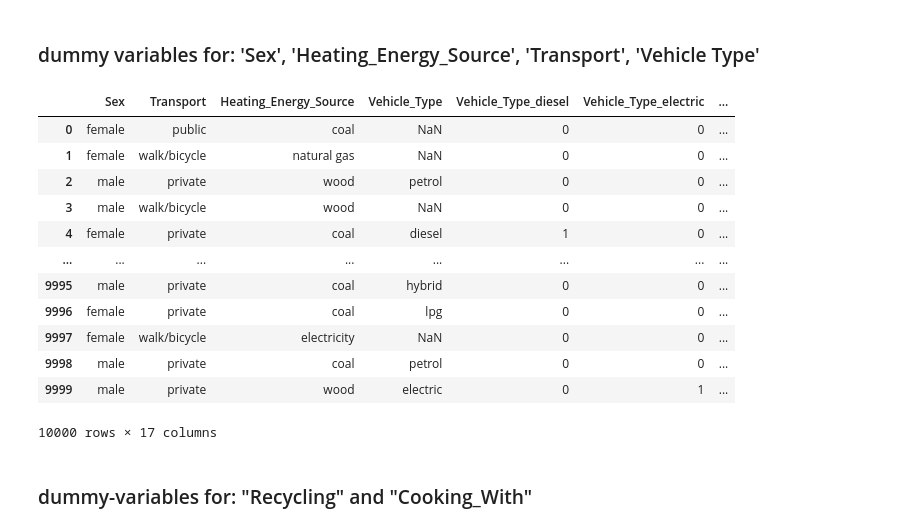
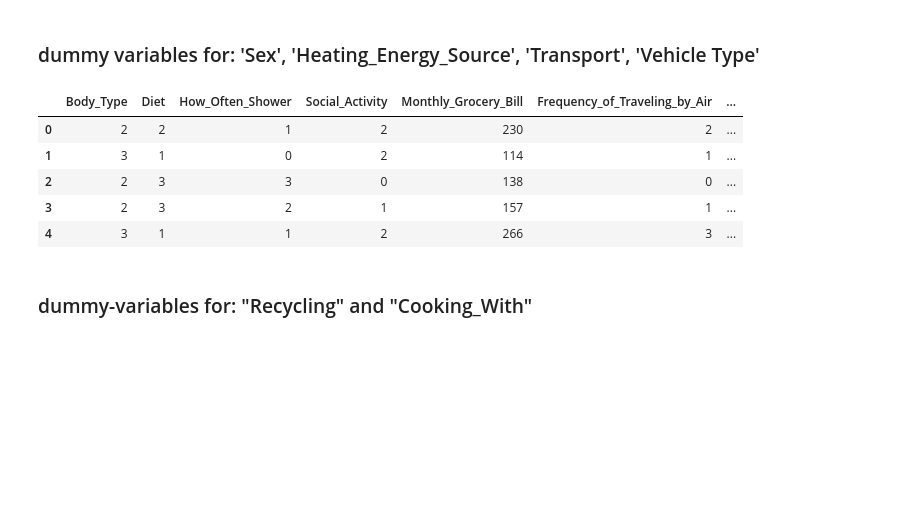
Before and after one commit to e-prossinger/CarbonFootprint_TechLab, a Jupyter notebook: shared_notebooks/model_DecisionTree_GridSearchCV.ipynb, the cells around one changed output. Cells and saved outputs as stored; diff of their text form; code cells hidden in the pictures; blank space fills up the shorter version.

Commit message:
variablen-typ-tabelle schöner geschrieben, dummy variablen gekürzten code benützt, was in X kommt andere strategie, OneHotEncoding Recycling & Cooking eleganterer Code

```diff
--- a/shared_notebooks/model_DecisionTree_GridSearchCV.ipynb
+++ b/shared_notebooks/model_DecisionTree_GridSearchCV.ipynb
@@ -27,0 +32,8 @@ df.head()
+# %%
+
+# Remove "Airfryer" from the 'Cooking_With'-variable
+df['Cooking_With'] = df['Cooking_With'].str.replace(", 'Airfryer'", "")
+
+# Check if the removal was successful
+unique_values_cooking_With= set([item for sublist in df['Cooking_With'].unique() for item in eval(sublist)]) # Create a set of all unique "Cooking_With" options
+print(unique_values_cooking_With)
@@ -95,38 +96,19 @@ df.tail()
-# %%
-#column 'Sex'
-df['Sex_female'] = df['Sex'].apply(lambda x: 1 if 'female' == x else 0)
-dummy_variables.update(['Sex_female'])
-
-###########################################################################################
-
-#column 'Transport','Heating_Energy_Source', 'Vehicle_Type':
-for column in ['Transport','Heating_Energy_Source','Vehicle_Type']:
-
-    unique_values_clumn = list(df[column].dropna().unique())  #.dropna() Prevents the creation of dummy variables for NaN values in 'Vehicle_Type'
-
-    for item in unique_values_clumn:
-        df[str(column) + "_" + str(item)] = df[column].apply(lambda x: 1 if item == x else 0)
-
-    ##create list of dummy-variables for lineare Regression
-    new_columns=[str(column) + "_" +str(item) for item in unique_values_clumn] #liste mit Spalten-Namen
-    dummy_variables.update(new_columns)
-
-###########################################################################################
-
-df[['Sex','Transport','Heating_Energy_Source','Vehicle_Type']+list(dummy_variables)]
-# %% [output]
-|  | Sex | Transport | Heating_Energy_Source | Vehicle_Type | Vehicle_Type_diesel | Vehicle_Type_electric | ... |
-| 0 | female | public | coal | NaN | 0 | 0 | ... |
-| 1 | female | walk/bicycle | natural gas | NaN | 0 | 0 | ... |
-| 2 | male | private | wood | petrol | 0 | 0 | ... |
-| 3 | male | walk/bicycle | wood | NaN | 0 | 0 | ... |
-| 4 | female | private | coal | diesel | 1 | 0 | ... |
-| ... | ... | ... | ... | ... | ... | ... | ... |
-| 9995 | male | private | coal | hybrid | 0 | 0 | ... |
-| 9996 | female | private | coal | lpg | 0 | 0 | ... |
-| 9997 | female | walk/bicycle | electricity | NaN | 0 | 0 | ... |
-| 9998 | male | private | coal | petrol | 0 | 0 | ... |
-| 9999 | male | private | wood | electric | 0 | 1 | ... |
-10000 rows × 17 columns
+# %%
+#makes an error if run 2 times because original columns are gone
+
+#creaty dummy-variables
+df = pd.get_dummies(df, columns=['Sex'], drop_first=True) #drop of first column
+df = pd.get_dummies(df, columns=['Transport', 'Heating_Energy_Source'])
+df = pd.get_dummies(df, columns=['Vehicle_Type'], dummy_na=False)  #dummy_na=False: Prevents the creation of dummy variables for NaN values.
+
+
+df.head()
+# %% [output]
+|  | Body_Type | Diet | How_Often_Shower | Social_Activity | Monthly_Grocery_Bill | Frequency_of_Traveling_by_Air | ... |
+| 0 | 2 | 2 | 1 | 2 | 230 | 2 | ... |
+| 1 | 3 | 1 | 0 | 2 | 114 | 1 | ... |
+| 2 | 2 | 3 | 3 | 0 | 138 | 0 | ... |
+| 3 | 2 | 3 | 2 | 1 | 157 | 1 | ... |
+| 4 | 3 | 1 | 1 | 2 | 266 | 3 | ... |
 # %% [markdown]
 ### dummy-variables for: "Recycling" and "Cooking_With"
```
Also changed, not shown: parts of 9 cells of this notebook.
